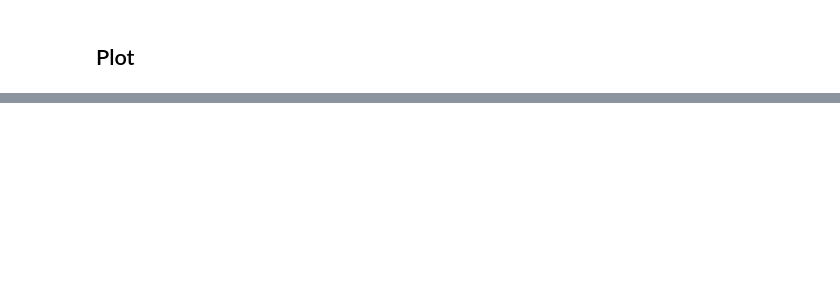
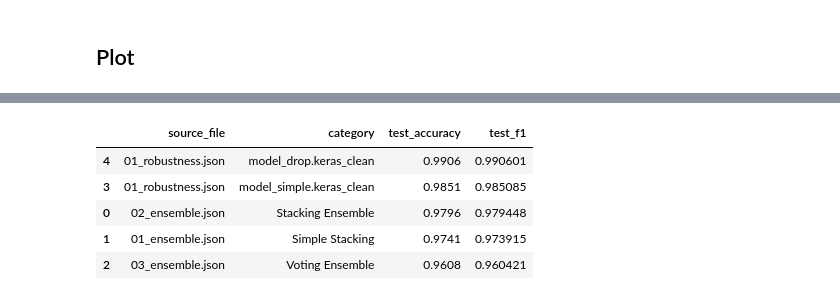
Before and after one commit to leyla-louache/mnist-project, a Jupyter notebook: results/final_comparison.ipynb, the cells around one changed output, grey strips where cells are left out. Drawn from its saved outputs; the diff is of its cells as text; code cells hidden in the pictures; blank space fills up the shorter version.

```diff
--- a/results/final_comparison.ipynb
+++ b/results/final_comparison.ipynb
@@ -196,0 +278,32 @@ display(summary)
+# %%
+summary_clean = summary[[
+    "source_file",
+    "category",
+    "test_accuracy",
+    "test_f1"
+]]
+
+clean_cnn_selected_formatted = clean_cnn_selected.copy()
+
+clean_cnn_selected_formatted["source_file"] = "01_robustness.json"
+clean_cnn_selected_formatted["category"] = clean_cnn_selected_formatted["model"]
+clean_cnn_selected_formatted["test_accuracy"] = clean_cnn_selected_formatted["accuracy"]
+clean_cnn_selected_formatted["test_f1"] = clean_cnn_selected_formatted["f1_weighted"]
+
+clean_cnn_selected_formatted = clean_cnn_selected_formatted[[
+    "source_file",
+    "category",
+    "test_accuracy",
+    "test_f1"
+]]
+
+final_summary = pd.concat([summary_clean, clean_cnn_selected_formatted], ignore_index=True)
+final_summary = final_summary.sort_values(by="test_accuracy", ascending=False)
+display(final_summary)
+# %% [output]
+|  | source_file | category | test_accuracy | test_f1 |
+| 4 | 01_robustness.json | model_drop.keras_clean | 0.9906 | 0.990601 |
+| 3 | 01_robustness.json | model_simple.keras_clean | 0.9851 | 0.985085 |
+| 0 | 02_ensemble.json | Stacking Ensemble | 0.9796 | 0.979448 |
+| 1 | 01_ensemble.json | Simple Stacking | 0.9741 | 0.973915 |
+| 2 | 03_ensemble.json | Voting Ensemble | 0.9608 | 0.960421 |
```
Also changed, not shown: parts of 24 cells of this notebook, 25 other files.
